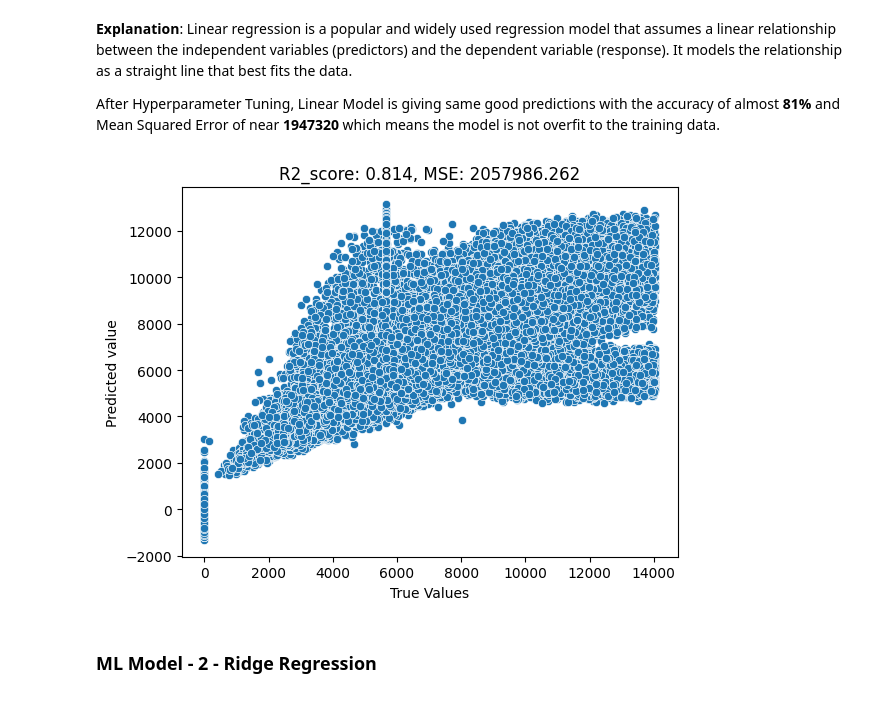
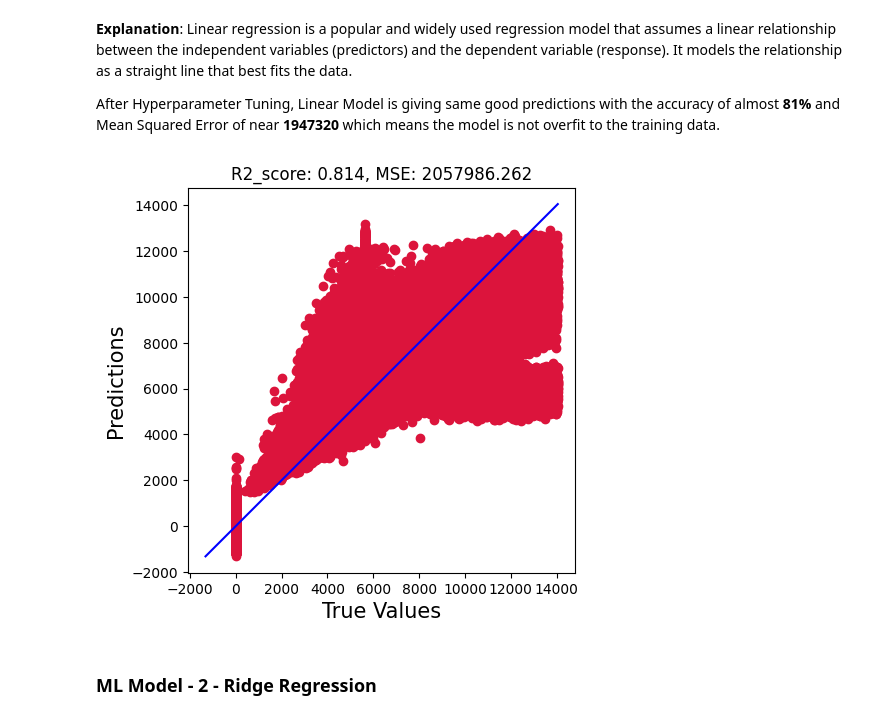
Before and after one commit to jay-D-Deshmukh/Retail_Sales_Prediction_ML_Regression, a Jupyter notebook: Retail_Sales_Prediction_ML_Regression.ipynb, the cells around one changed output. Saved outputs shown, nothing was run; the diff lists cells and outputs as text; code cells hidden in the pictures.

```diff
--- a/Retail_Sales_Prediction_ML_Regression.ipynb
+++ b/Retail_Sales_Prediction_ML_Regression.ipynb
@@ -1461,16 +1462,20 @@ mean squared error is 2057986.262281018
 **Explanation**: Linear regression is a popular and widely used regression model that assumes a linear relationship between the independent variables (predictors) and the dependent variable (response). It models the relationship as a straight line that best fits the data.
 
 After Hyperparameter Tuning, Linear Model is giving same good predictions with the accuracy of almost **81%** and Mean Squared Error of near **1947320** which means the model is not overfit to the training data.
-# %%
-# Visualizing evaluation Metric Score chart
-
-sns.scatterplot(x=y_test,y=y_pred)
-plt.title(f'R2_score: {linear_r2:.3f}, MSE: {linear_mse:.3f}')
-plt.xlabel("True Values")
-plt.ylabel("Predicted value")
-plt.show()
-# %% [output]
-[figure, removed]
+# %%
+plt.figure(figsize=(5,5))
+plt.scatter(y_test, y_pred, c='crimson')
+plt.title(f'R2_score: {linear_r2:.3f}, MSE: {linear_mse:.3f}')
+
+p1 = max(max(y_pred), max(y_test))
+p2 = min(min(y_pred), min(y_test))
+plt.plot([p1, p2], [p1, p2], 'b-')
+plt.xlabel('True Values', fontsize=15)
+plt.ylabel('Predictions', fontsize=15)
+plt.axis('equal')
+plt.show()
+# %% [output]
+[figure, added]
 # %% [markdown]
 ### ML Model - 2 - Ridge Regression
 # %%
```
Also changed, not shown: parts of 28 cells of this notebook.
